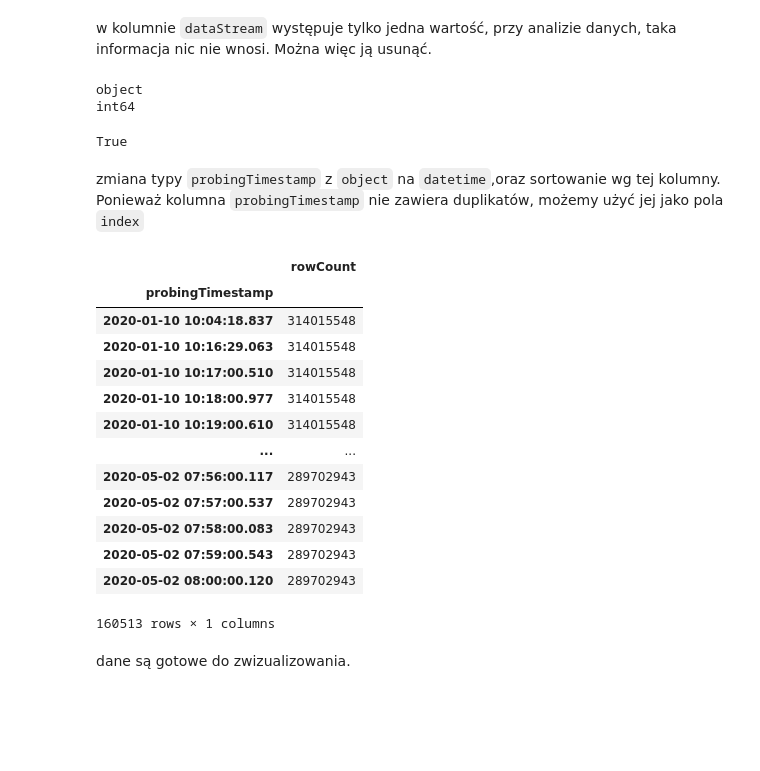
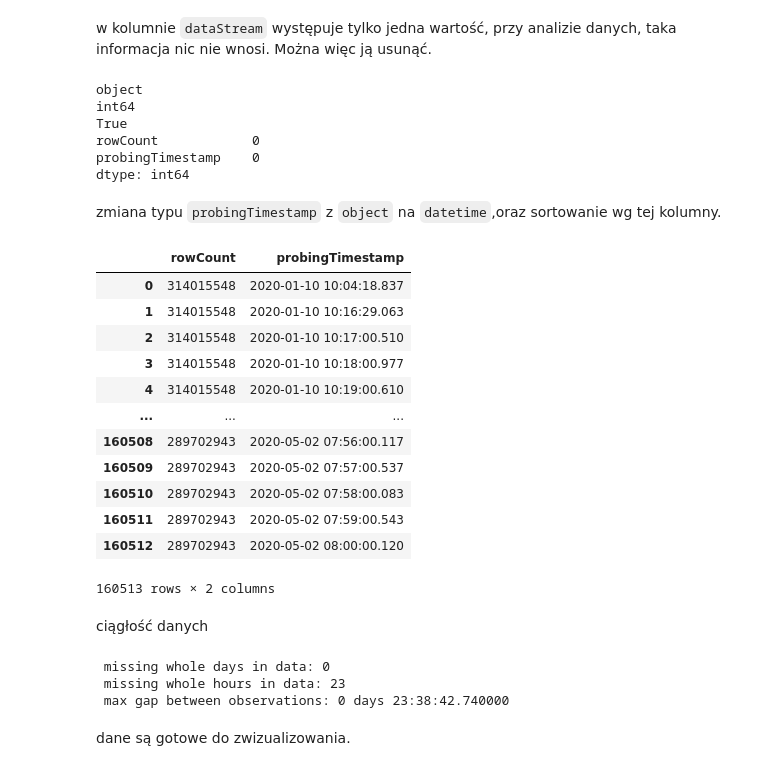
Before and after one commit to michalskibinski109/task, a Jupyter notebook: analisis.ipynb, the cells around one changed output. Cells and saved outputs as stored; diff of their text form; code cells hidden in the pictures; blank space fills up the shorter version.

```diff
--- a/analisis.ipynb
+++ b/analisis.ipynb
@@ -30,35 +30,54 @@ Można więc ją usunąć.
 # %%
 df = df.drop(['dataStream'], axis=1)
 df = df.drop_duplicates()
-print(df['probingTimestamp'].dtype)# we have to change that to date
-print(df['rowCount'].dtype) # it is good
-sum(df.duplicated(['probingTimestamp'])) == 0 # making sure that there are no duplicates in this column
+print(df['probingTimestamp'].dtype)# check if type of date is datetime
+print(df['rowCount'].dtype) # check if type of numbers is int
+print(sum(df.duplicated(['probingTimestamp'])) == 0 )# making sure that there are no duplicates in this column
+print(df.isna().sum()) # checking for missing values
 # %% [output]
 object
 int64
+True
+rowCount            0
+probingTimestamp    0
+dtype: int64
-True
 # %% [markdown]
-zmiana typy `probingTimestamp` z `object` na `datetime`,oraz sortowanie wg tej kolumny.
-Ponieważ kolumna `probingTimestamp` nie zawiera duplikatów, możemy użyć jej jako pola `index`
+zmiana typu `probingTimestamp` z `object` na `datetime`,oraz sortowanie wg tej kolumny.
 # %%
-df['probingTimestamp'] = pd.to_datetime(df['probingTimestamp'])
+df['probingTimestamp'] = pd.to_datetime(df['probingTimestamp'], format='%Y-%m-%d %H:%M:%S')
 df = df.sort_values('probingTimestamp')
-df.set_index('probingTimestamp')
+df.reset_index(drop=True)
 # %% [output]
-|  | rowCount |
-| probingTimestamp |  |
-| 2020-01-10 10:04:18.837 | 314015548 |
-| 2020-01-10 10:16:29.063 | 314015548 |
-| 2020-01-10 10:17:00.510 | 314015548 |
-| 2020-01-10 10:18:00.977 | 314015548 |
-| 2020-01-10 10:19:00.610 | 314015548 |
-| ... | ... |
-| 2020-05-02 07:56:00.117 | 289702943 |
-| 2020-05-02 07:57:00.537 | 289702943 |
-| 2020-05-02 07:58:00.083 | 289702943 |
-| 2020-05-02 07:59:00.543 | 289702943 |
-| 2020-05-02 08:00:00.120 | 289702943 |
+|  | rowCount | probingTimestamp |
+| 0 | 314015548 | 2020-01-10 10:04:18.837 |
+| 1 | 314015548 | 2020-01-10 10:16:29.063 |
+| 2 | 314015548 | 2020-01-10 10:17:00.510 |
+| 3 | 314015548 | 2020-01-10 10:18:00.977 |
+| 4 | 314015548 | 2020-01-10 10:19:00.610 |
+| ... | ... | ... |
+| 160508 | 289702943 | 2020-05-02 07:56:00.117 |
+| 160509 | 289702943 | 2020-05-02 07:57:00.537 |
+| 160510 | 289702943 | 2020-05-02 07:58:00.083 |
+| 160511 | 289702943 | 2020-05-02 07:59:00.543 |
+| 160512 | 289702943 | 2020-05-02 08:00:00.120 |
-160513 rows × 1 columns
+160513 rows × 2 columns
+# %% [markdown]
+ciągłość danych
+# %%
+d = df['probingTimestamp'].dt.round("d").drop_duplicates()
+h = df['probingTimestamp'].dt.round("H").drop_duplicates()
+all_h = pd.Series(data=pd.date_range(start=h.min(), end=h.max(), freq='H'))
+all_d = pd.Series(data=pd.date_range(start=h.min(), end=h.max(), freq='d'))
+
+
+
+print(f' missing whole days in data: {len(all_d) - len(d) + 1}')
+print(f' missing whole hours in data: {len(all_h) - len(h) + 1}')
+print(f' max gap between observations: {df["probingTimestamp"].diff().max()}')
+# %% [output]
+ missing whole days in data: 0
+ missing whole hours in data: 23
+ max gap between observations: 0 days 23:38:42.740000
 # %% [markdown]
 dane są gotowe do zwizualizowania.
 # %%
```
Also changed, not shown: parts of 1 cell of this notebook, 1 other file.
